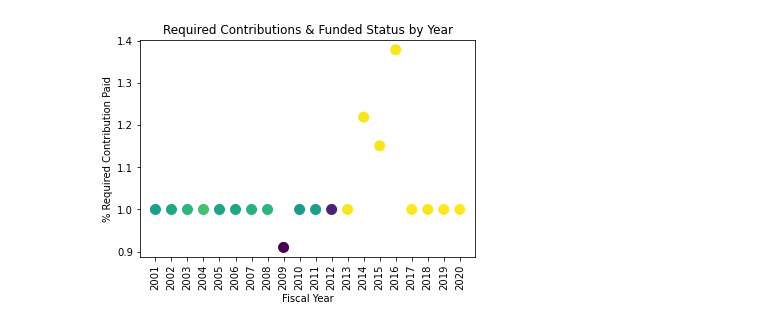
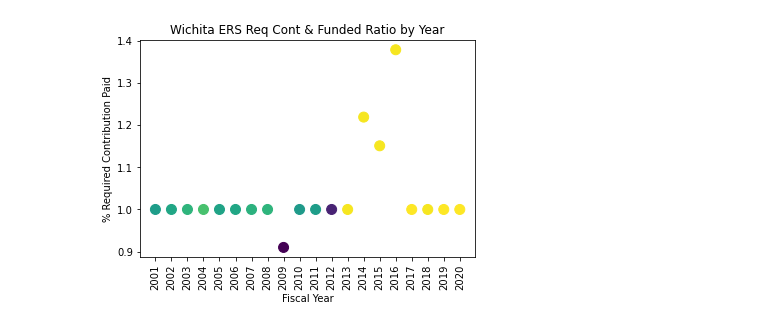
Before and after one commit to DeltaDeutsch/PPD-Group-Project, a Jupyter notebook: PPD Group Funding Cont.ipynb, the cells around one changed output. Cells and saved outputs as stored; diff of their text form; code cells hidden in the pictures.

Commit message:
Fixed labels on plots

```diff
--- a/PPD Group Funding Cont.ipynb
+++ b/PPD Group Funding Cont.ipynb
@@ -87,12 +171,12 @@ plan_179_fy=plan_179["fy"]
 # %%
-plt.title("Required Contributions & Funded Status by Year")
+plt.title("Wichita ERS Req Cont & Funded Ratio by Year")
 plt.ylabel("% Required Contribution Paid")
 plt.xlabel("Fiscal Year")
 #plt.plot(x_values,regress_values,"r-")
 #plt.annotate(line_eq,(16,50))
 plt.scatter(plan_101_fy,plan_101_contpaid,c=plan_101_fundrat, s=100)
 plt.xticks(rotation=90)
 plt.show
 plt.savefig('plot images\plan_101_cont_v_year.png')
 # %% [output]
-[figure, old version]
+[figure, new version]
```
Also changed, not shown: parts of 8 cells of this notebook, 2 other files.
